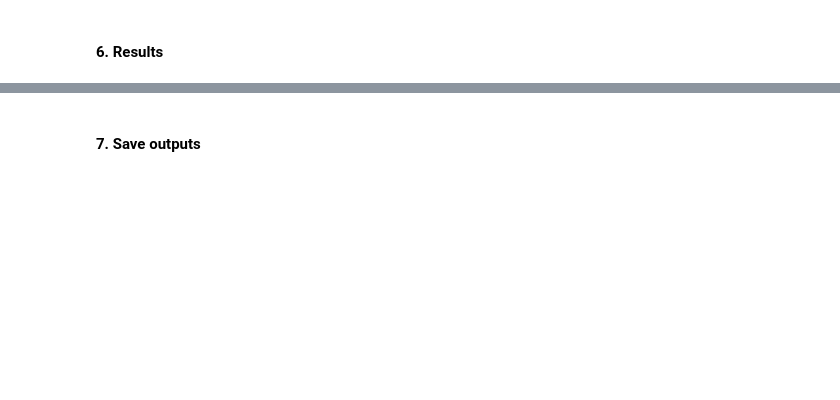
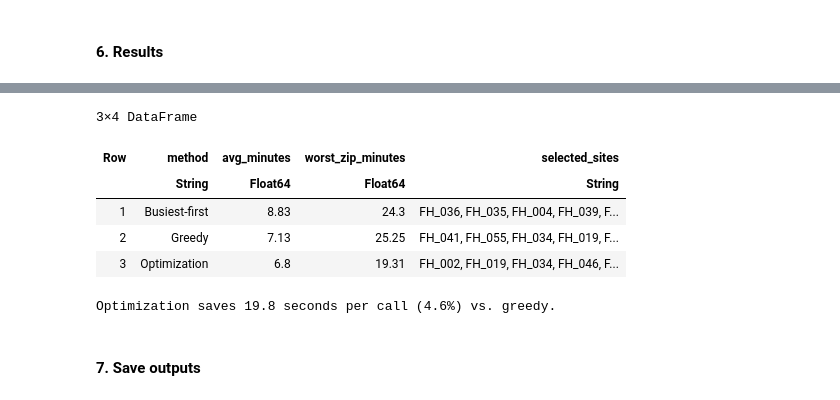
Before and after one commit to lmikhelashvili/15.C57-Optimization-Methods-Project, a Jupyter notebook: Modelling.ipynb, the cells around one changed output, grey strips where cells are left out. Saved outputs shown, nothing was run; the diff lists cells and outputs as text; code cells hidden in the pictures; blank space fills up the shorter version.

Commit message:
Baseline Work

```diff
--- a/Modelling.ipynb
+++ b/Modelling.ipynb
@@ -26,7 +26,7 @@ OUTPUT_DIR = "results"
 
 DEMAND_FILE      = joinpath(DATA_DIR, "demand.csv")                          # area_id, lat, lon, calls
 CANDIDATE_FILE   = joinpath(DATA_DIR, "candidate_sites.csv")                 # site_id, name, address, lat, lon
-TRAVEL_TIME_FILE = joinpath(DATA_DIR, "travel_times.csv")                    # site_id, area_id, ..., minutes
+TRAVEL_TIME_FILE = joinpath(DATA_DIR, "travel_times_routed.csv")                   # site_id, area_id, ..., minutes
 
 P          = 5               # number of standby sites to open
 WEIGHT_COL = :calls          # w_i: call count per ZIP area
@@ -127,3 +187,73 @@ sort(assignment, :minutes, rev=true)
+# %%
+# Score any set of sites using the same objective as the optimization model.
+function score_layout(t, weights, selected)
+    nearest = vec(minimum(t[selected, :]; dims=1))
+    average = sum(weights .* nearest) / sum(weights)
+    return (average=average, worst_zip=maximum(nearest))
+end
+
+# Baseline 1: Start with the ZIPs with the most calls.
+# For each of the top P ZIPs, pick its nearest unused candidate.
+function busiest_first(t, weights, P)
+    remaining = collect(axes(t, 1))
+    selected = Int[]
+    busiest_zips = sortperm(weights; rev=true)[1:P]
+
+    for i in busiest_zips
+        position = argmin(t[remaining, i])
+        push!(selected, remaining[position])
+        deleteat!(remaining, position)
+    end
+
+    return selected
+end
+
+# Baseline 2: Add one site at a time.
+# At each step, pick the addition that gives the best borough-wide average.
+function greedy_add(t, weights, P)
+    remaining = collect(axes(t, 1))
+    selected = Int[]
+    nearest = fill(Inf, size(t, 2))
+
+    for _ in 1:P
+        scores = [sum(weights .* min.(nearest, t[j, :])) for j in remaining]
+        position = argmin(scores)
+        site = remaining[position]
+
+        push!(selected, site)
+        nearest = min.(nearest, t[site, :])
+        deleteat!(remaining, position)
+    end
+
+    return selected
+end
+
+layouts = [busiest_first(t, w, P), greedy_add(t, w, P), sol.selected]
+scores = [score_layout(t, w, selected) for selected in layouts]
+
+# Confirm that our evaluation reproduces the solver's objective.
+@assert isapprox(scores[3].average, sol.objective; atol=1e-6)
+
+comparison = DataFrame(
+    method = ["Busiest-first", "Greedy", "Optimization"],
+    avg_minutes = [round(s.average; digits=2) for s in scores],
+    worst_zip_minutes = [round(s.worst_zip; digits=2) for s in scores],
+    selected_sites = [join(J_sites[selected], ", ") for selected in layouts],
+)
+
+display(comparison)
+
+saved = scores[2].average - scores[3].average
+@printf("Optimization saves %.1f seconds per call (%.1f%%) vs. greedy.\n",
+        60 * saved, 100 * saved / scores[2].average)
+# %% [output]
+3×4 DataFrame
+| Row | method | avg_minutes | worst_zip_minutes | selected_sites |
+|  | String | Float64 | Float64 | String |
+| 1 | Busiest-first | 8.83 | 24.3 | FH_036, FH_035, FH_004, FH_039, F... |
+| 2 | Greedy | 7.13 | 25.25 | FH_041, FH_055, FH_034, FH_019, F... |
+| 3 | Optimization | 6.8 | 19.31 | FH_002, FH_019, FH_034, FH_046, F... |
+Optimization saves 19.8 seconds per call (4.6%) vs. greedy.
 # %% [markdown]
 #### 7. Save outputs
 # %%
```
Also changed, not shown: parts of 7 cells of this notebook, 2 other files.
